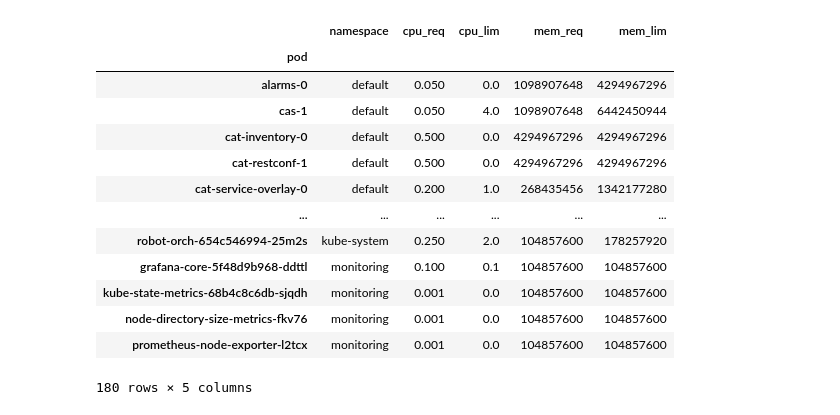
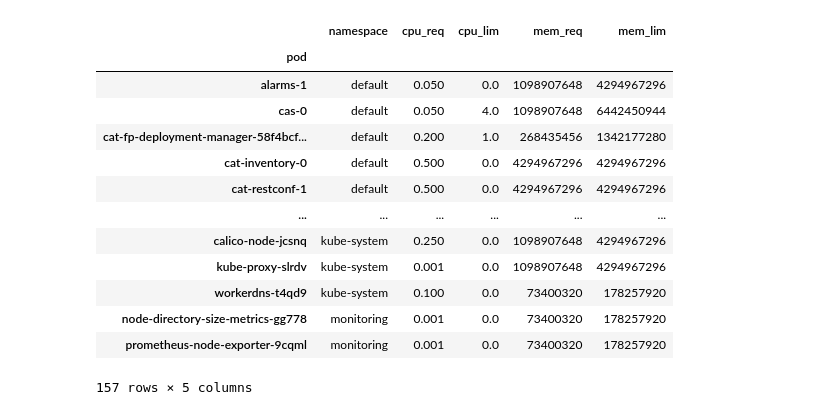
Before and after one commit to serenajanny06/ciscoproj2, a Jupyter notebook: cpumemory.ipynb, the cells around one changed output. Saved outputs shown, nothing was run; the diff lists cells and outputs as text; code cells hidden in the pictures.

Commit message:
commit after including network data

```diff
--- a/cpumemory.ipynb
+++ b/cpumemory.ipynb
@@ -112,5 +209,11 @@ combo
 157 rows × 2 columns
 # %%
+# Screen scraping for now. API calls would be better.
+# kubectl describe nodes | grep "\%" | grep -v cpu | grep -v memory | grep -v hugepage | grep -v epheme > usage.txt
+# output will look something like this:
+# default alarms-2 50m (0%)      0 (0%)      1048Mi (1%)      4Gi (4%)       2d2h
+
+
 fd = open('usage.txt', 'r')
 podslist = []
 for line in fd:
@@ -155,22 +258,22 @@ for line in fd:
     #print(podsdict)
     podslist.append(podsdict)
 
-df2 = pd.DataFrame(podslist)
-df2 = df2.set_index('pod')
+df1 = pd.DataFrame(podslist)
+df1 = df1.set_index('pod')
 # %%
-df2
+df1
 # %% [output]
 |  | namespace | cpu_req | cpu_lim | mem_req | mem_lim |
 | pod |  |  |  |  |  |
-| alarms-0 | default | 0.050 | 0.0 | 1098907648 | 4294967296 |
-| cas-1 | default | 0.050 | 4.0 | 1098907648 | 6442450944 |
+| alarms-1 | default | 0.050 | 0.0 | 1098907648 | 4294967296 |
+| cas-0 | default | 0.050 | 4.0 | 1098907648 | 6442450944 |
+| cat-fp-deployment-manager-58f4bcf... | default | 0.200 | 1.0 | 268435456 | 1342177280 |
 | cat-inventory-0 | default | 0.500 | 0.0 | 4294967296 | 4294967296 |
 | cat-restconf-1 | default | 0.500 | 0.0 | 4294967296 | 4294967296 |
-| cat-service-overlay-0 | default | 0.200 | 1.0 | 268435456 | 1342177280 |
 | ... | ... | ... | ... | ... | ... |
-| robot-orch-654c546994-25m2s | kube-system | 0.250 | 2.0 | 104857600 | 178257920 |
-| grafana-core-5f48d9b968-ddttl | monitoring | 0.100 | 0.1 | 104857600 | 104857600 |
-| kube-state-metrics-68b4c8c6db-sjqdh | monitoring | 0.001 | 0.0 | 104857600 | 104857600 |
-| node-directory-size-metrics-fkv76 | monitoring | 0.001 | 0.0 | 104857600 | 104857600 |
-| prometheus-node-exporter-l2tcx | monitoring | 0.001 | 0.0 | 104857600 | 104857600 |
+| calico-node-jcsnq | kube-system | 0.250 | 0.0 | 1098907648 | 4294967296 |
+| kube-proxy-slrdv | kube-system | 0.001 | 0.0 | 1098907648 | 4294967296 |
+| workerdns-t4qd9 | kube-system | 0.100 | 0.0 | 73400320 | 178257920 |
+| node-directory-size-metrics-gg778 | monitoring | 0.001 | 0.0 | 73400320 | 178257920 |
+| prometheus-node-exporter-9cqml | monitoring | 0.001 | 0.0 | 73400320 | 178257920 |
-180 rows × 5 columns
+157 rows × 5 columns
```
Also changed, not shown: parts of 25 cells of this notebook, 5 other files.
